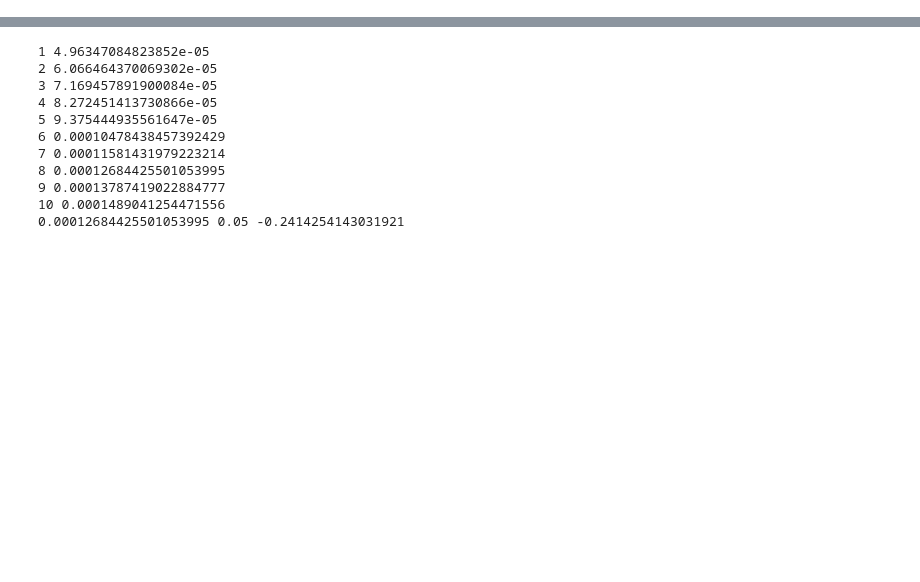
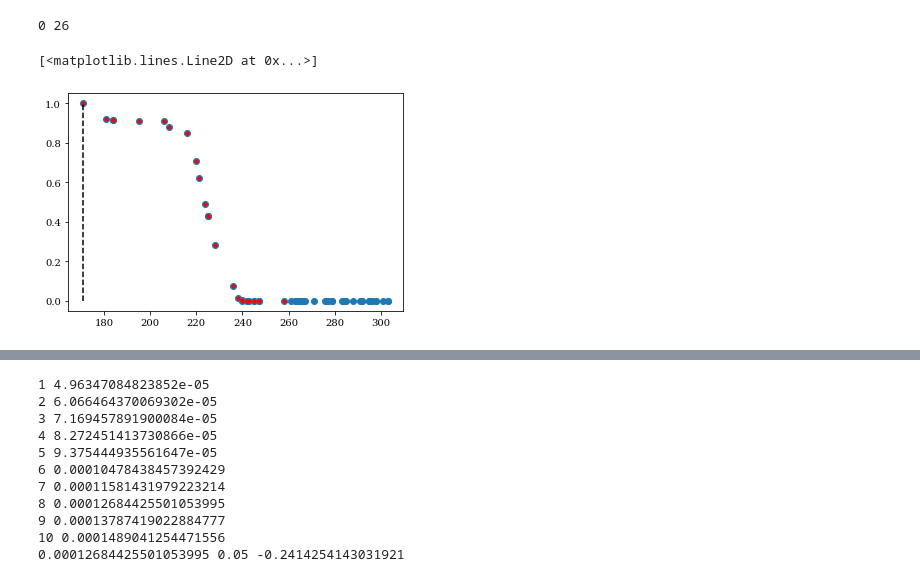
Before and after one commit to jupflug/CSDA_scripts, a Jupyter notebook: 5_process_Reconstruction.ipynb, the cells around one changed output, grey strips where cells are left out. Cells and saved outputs as stored; diff of their text form; code cells hidden in the pictures; blank space fills up the shorter version.

```diff
--- a/5_process_Reconstruction.ipynb
+++ b/5_process_Reconstruction.ipynb
@@ -136,0 +170,20 @@ plt.imshow(snow_classes)
+# %%
+# reduce the period to avoid overweighting on zero snow dates
+idx_start = 0
+idx_end = np.where(fsca <= 0.01)
+if len(idx_end) >= 1:
+    try:
+        idx_end = idx_end[0][0]+10
+    except:
+        idx_end = idx_end[0][0]+1
+else:
+    idx_end = len(fsca)+1
+print(idx_start,idx_end)
+
+plt.scatter(daydiff,fsca)
+plt.scatter(daydiff[idx_start:idx_end],fsca[idx_start:idx_end],10,'r')
+plt.plot([daydiff[idx_start],daydiff[idx_start]],[0,1],'--k')
+# %% [output]
+0 26
+[<matplotlib.lines.Line2D at 0x...>]
+[figure, added]
```
Also changed, not shown: parts of 22 cells of this notebook, 2 other files.
